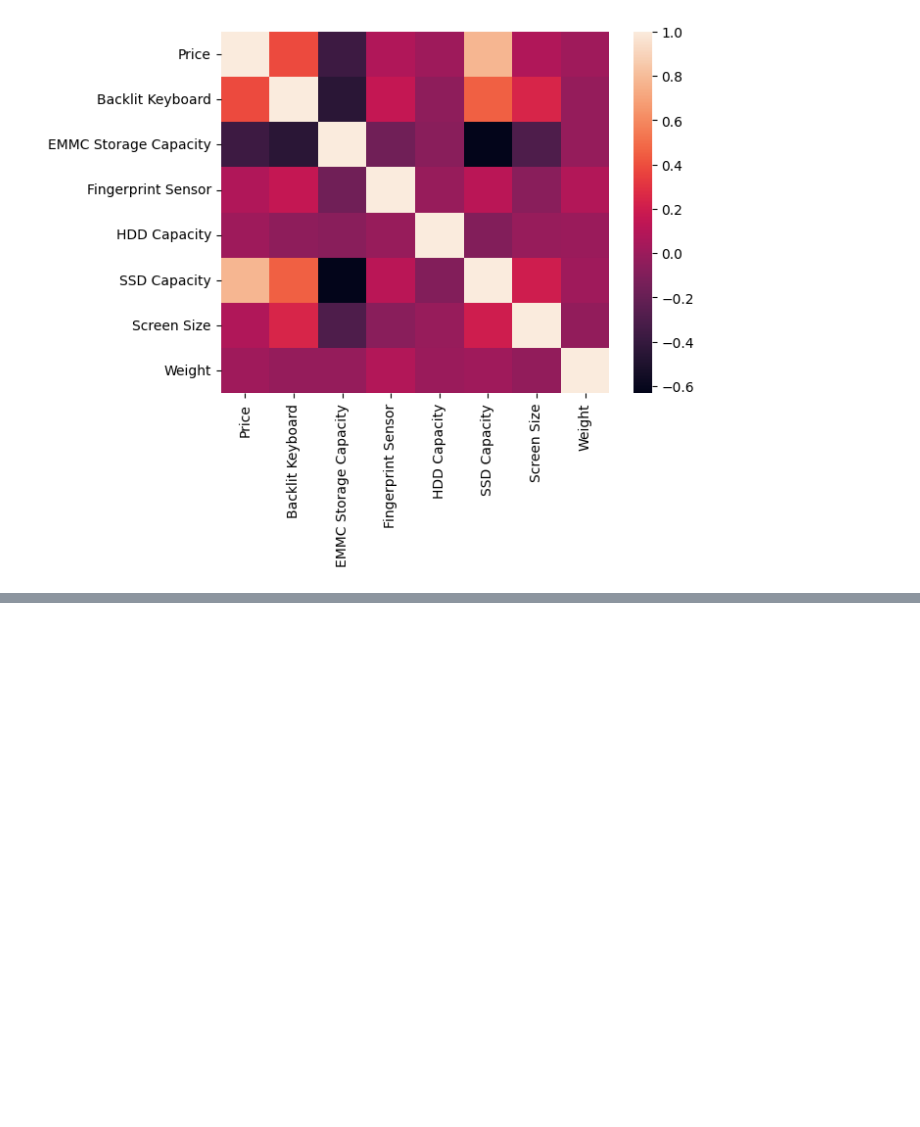
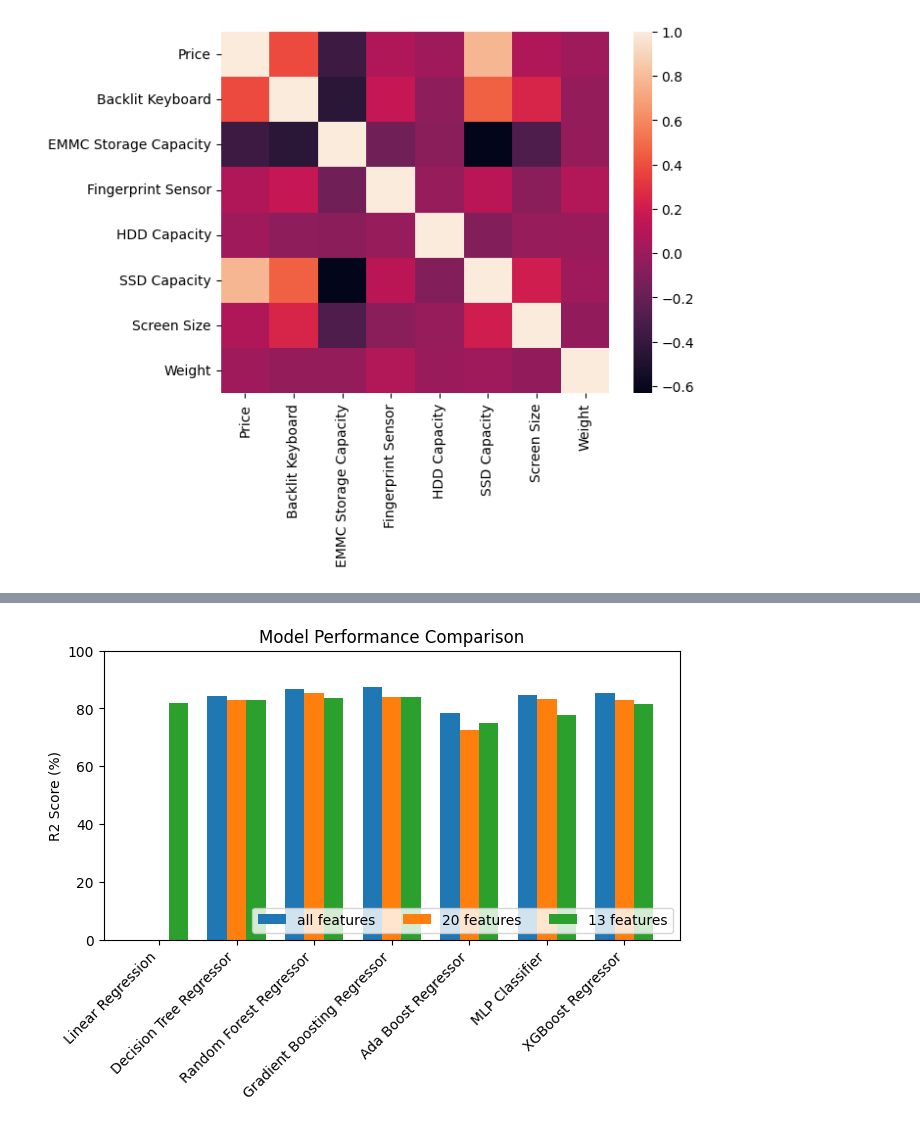
Before and after one commit to SvelaT/computer-predict, a Jupyter notebook: exercise2.ipynb, the cells around one changed output, grey strips where cells are left out. Cells and saved outputs as stored; diff of their text form; code cells hidden in the pictures; blank space fills up the shorter version.

```diff
--- a/exercise2.ipynb
+++ b/exercise2.ipynb
@@ -338,12 +409,20 @@ X = new_df.drop('Price',axis=1).to_numpy()
 y = new_df['Price'].to_numpy()
 # %%
 # Split the dataset into training and testing sets
-X_train, X_test, y_train, y_test = train_test_split(X, y, test_size=0.3, random_state=42)
+X_train_all, X_test_all, y_train_all, y_test_all = train_test_split(X_all, y, test_size=0.3, random_state=42)
+X_train_thirty, X_test_thirty, y_train_thirty, y_test_thirty = train_test_split(X_thirty, y, test_size=0.3, random_state=42)
+X_train_fifteen, X_test_fifteen, y_train_fifteen, y_test_fifteen = train_test_split(X_fifteen, y, test_size=0.3, random_state=42)
 
 # It's often good practice to scale the features such that they have mean=0 and variance=1
 scaler = StandardScaler()
-X_train = scaler.fit_transform(X_train)
-X_test = scaler.transform(X_test)
+X_train_all = scaler.fit_transform(X_train_all)
+X_test_all = scaler.transform(X_test_all)
+
+X_train_thirty = scaler.fit_transform(X_train_thirty)
+X_test_thirty = scaler.transform(X_test_thirty)
+
+X_train_fifteen = scaler.fit_transform(X_train_fifteen)
+X_test_fifteen = scaler.transform(X_test_fifteen)
 # %%
 # Dictionary of different algorithms
 regressors = {
@@ -409,3 +553,44 @@ print(results)
+# %%
+models = (
+    'Linear Regression',
+    'Decision Tree Regressor',
+    'Random Forest Regressor',
+    'Gradient Boosting Regressor',
+    'Ada Boost Regressor',
+    'MLP Classifier',
+    'XGBoost Regressor'
+)
+
+labels_converted = {
+    "all": "all features",
+    "fifteen": "20 features",
+    "thirty": "13 features"
+}
+
+x = np.arange(7)
+width = 0.25  # the width of the bars
+multiplier = 0
+
+fig, ax = plt.subplots(layout='constrained')
+
+for label, results in results_list.items():
+    results = pd.DataFrame(results)
+    offset = width * multiplier
+    rects = ax.bar(x + offset, 100*results['R^2 Score'], width, label=labels_converted[label])
+    #ax.bar_label(rects, padding=3)
+    multiplier += 1
+
+# Add some text for labels, title and custom x-axis tick labels, etc.
+ax.set_ylabel('R2 Score (%)')
+ax.set_title('Model Performance Comparison')
+ax.set_xticks(x + width, models)
+plt.xticks(rotation=45, ha="right")
+ax.legend(loc='lower right', ncols=3)
+ax.set_ylim(0, 100)
+
+plt.show()
+# %% [output]
+[figure, added]
 # %%
 # Visualization of the results
 plt.figure(figsize=(12, 6))
```
Also changed, not shown: parts of 9 cells of this notebook.
